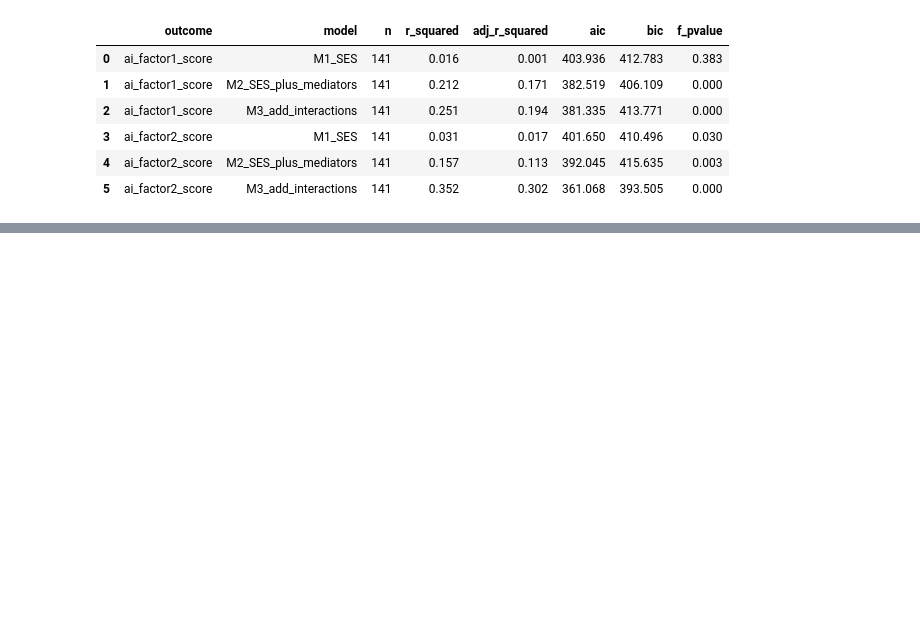
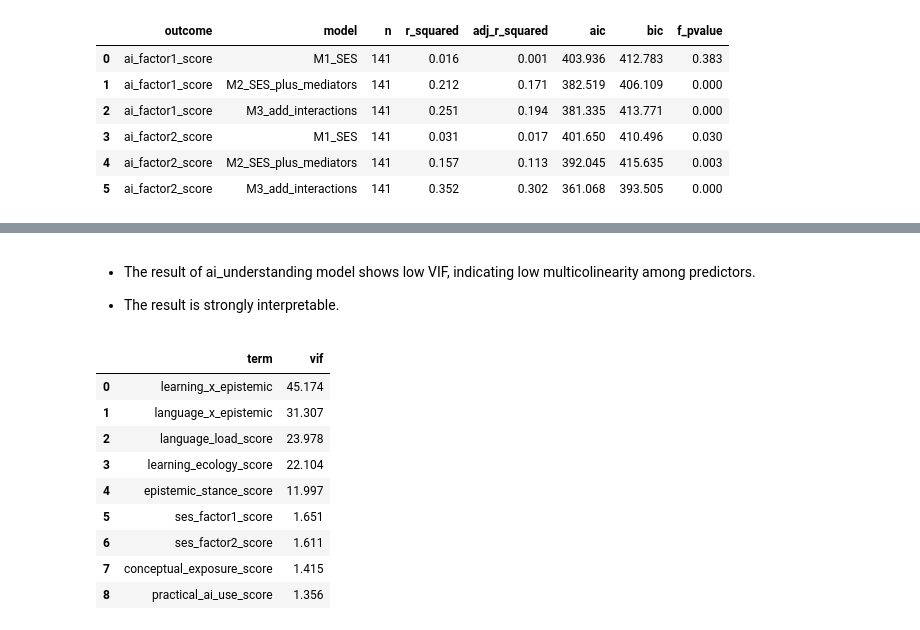
Before and after one commit to garcia-ho/1st_analysis, a Jupyter notebook: phas1_network.ipynb, the cells around one changed output, grey strips where cells are left out. Saved outputs shown, nothing was run; the diff lists cells and outputs as text; code cells hidden in the pictures; blank space fills up the shorter version.

```diff
--- a/phas1_network.ipynb
+++ b/phas1_network.ipynb
@@ -279,0 +309,21 @@ $\textbf{Students with stronger epistemic stance tend to have better AI understa
+# %% [markdown]
+- The result of ai_understanding model shows low VIF, indicating low multicolinearity among predictors.
+
+- The result is strongly interpretable.
+# %%
+vif_table_from_locked_model(
+    locked["ai_confidence"],
+    outcome="ai_factor2_score",
+    model_name="M3_add_interactions"
+).round(3)
+# %% [output]
+|  | term | vif |
+| 0 | learning_x_epistemic | 45.174 |
+| 1 | language_x_epistemic | 31.307 |
+| 2 | language_load_score | 23.978 |
+| 3 | learning_ecology_score | 22.104 |
+| 4 | epistemic_stance_score | 11.997 |
+| 5 | ses_factor1_score | 1.651 |
+| 6 | ses_factor2_score | 1.611 |
+| 7 | conceptual_exposure_score | 1.415 |
+| 8 | practical_ai_use_score | 1.356 |
```
Also changed, not shown: parts of 10 cells of this notebook, 1 other file.
